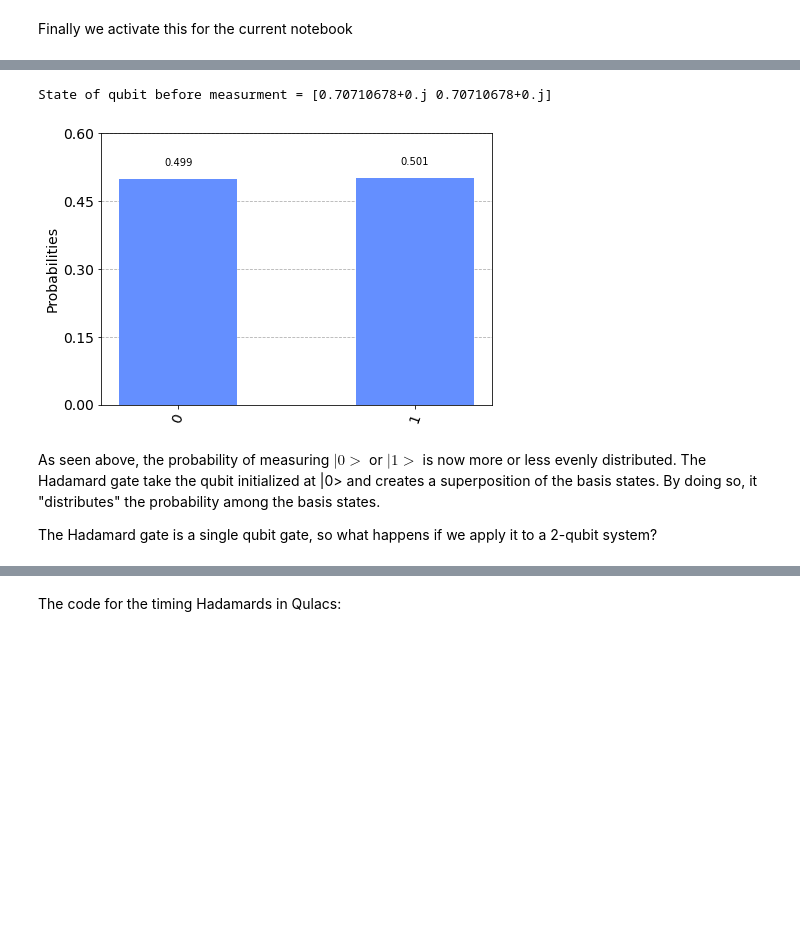
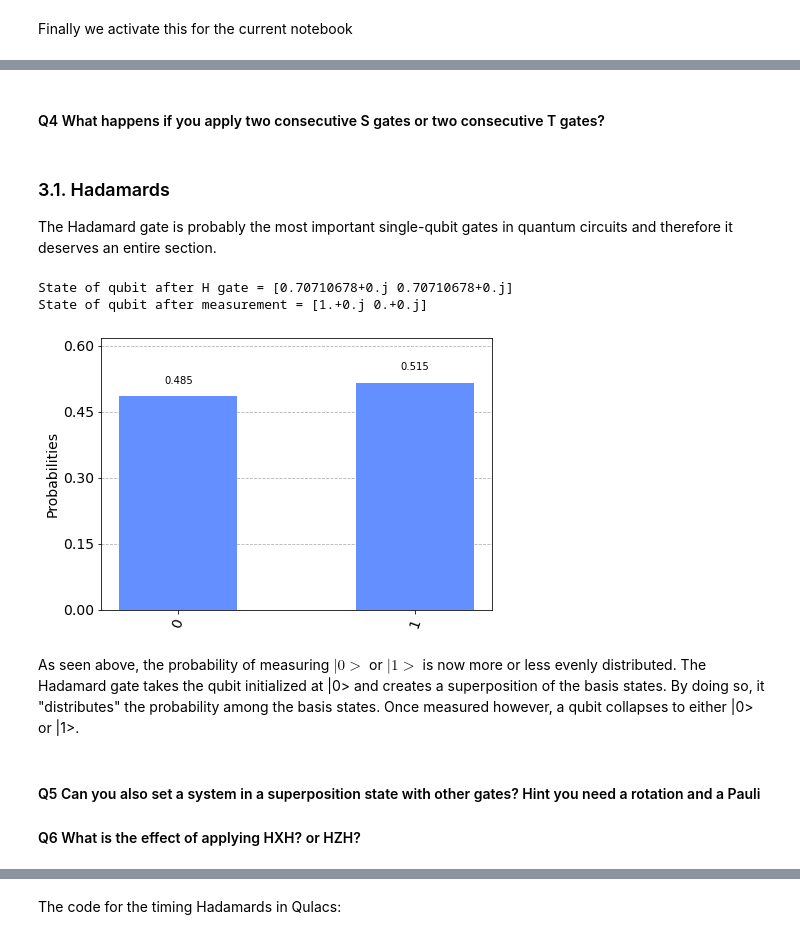
Before and after one commit to sara-nl/QuantumComputing, a Jupyter notebook: notebooks/Basics_and_Benchmarking.ipynb, the cells around one changed output, grey strips where cells are left out. Drawn from its saved outputs; the diff is of its cells as text; code cells hidden in the pictures; blank space fills up the shorter version.

```diff
--- a/notebooks/Basics_and_Benchmarking.ipynb
+++ b/notebooks/Basics_and_Benchmarking.ipynb
@@ -313,34 +381,45 @@ Now lets apply a Hadamard gate to the qubit before measuring:
+# %% [markdown]
+#### Q4 What happens if you apply two consecutive S gates or two consecutive T gates?
+# %% [markdown]
+### 3.1. Hadamards <a id='hadamards'></a>
+
+The Hadamard gate is probably the most important single-qubit gates in quantum circuits and therefore it deserves an entire section.
 # %%
 # defining the device
 circuit = ()
 q = QuantumRegister(1, 'q')
 c = ClassicalRegister(1, 'c')
 circuitH = QuantumCircuit(q, c)
 
 # A hadamard operation and measurement
-circuitH.h(q)
+#circuitH.h(q)
 
 # check quantum state using the 'state_vector' backend
 state = execute(circuitH, Aer.get_backend('statevector_simulator')).result().get_statevector()
-print("State of qubit before measurment = " + str(state))
+print("State of qubit after H gate = " + str(state))
 
 circuitH.measure(q, c)
+
+state = execute(circuitH, Aer.get_backend('statevector_simulator')).result().get_statevector()
+print("State of qubit after measurement = " + str(state))
 
 # execute the circuit
 job = execute(circuitH, Aer.get_backend('qasm_simulator')).result()
 
 # count how many times a given state (0 or 1) was measured
 counts = job.get_counts()
 
 #plot histogram
 plot_histogram(counts)
 # %% [output]
-State of qubit before measurment = [0.70710678+0.j 0.70710678+0.j]
+State of qubit after H gate = [0.70710678+0.j 0.70710678+0.j]
+State of qubit after measurement = [1.+0.j 0.+0.j]
-[figure, old version]
+[figure, new version]
 # %%
 #To visualize how the circuit looks like uncomment the line below:
 #circuitH.draw(output='mpl')
 # %% [markdown]
-As seen above, the probability of measuring $|0>$ or $|1>$ is now more or less evenly distributed. The Hadamard gate take the qubit initialized at |0> and creates a superposition of the basis states. By doing so, it "distributes" the probability among the basis states.
-
-The Hadamard gate is a single qubit gate, so what happens if we apply it to a 2-qubit system?
+As seen above, the probability of measuring $|0>$ or $|1>$ is now more or less evenly distributed. The Hadamard gate takes the qubit initialized at |0> and creates a superposition of the basis states. By doing so, it "distributes" the probability among the basis states. Once measured however, a qubit collapses to either |0> or |1>.
+# %% [markdown]
+#### Q5 Can you also set a system in a superposition state with other gates? Hint you need a rotation and a Pauli
+#### Q6 What is the effect of applying HXH? or HZH?
```
Also changed, not shown: parts of 82 cells of this notebook.
